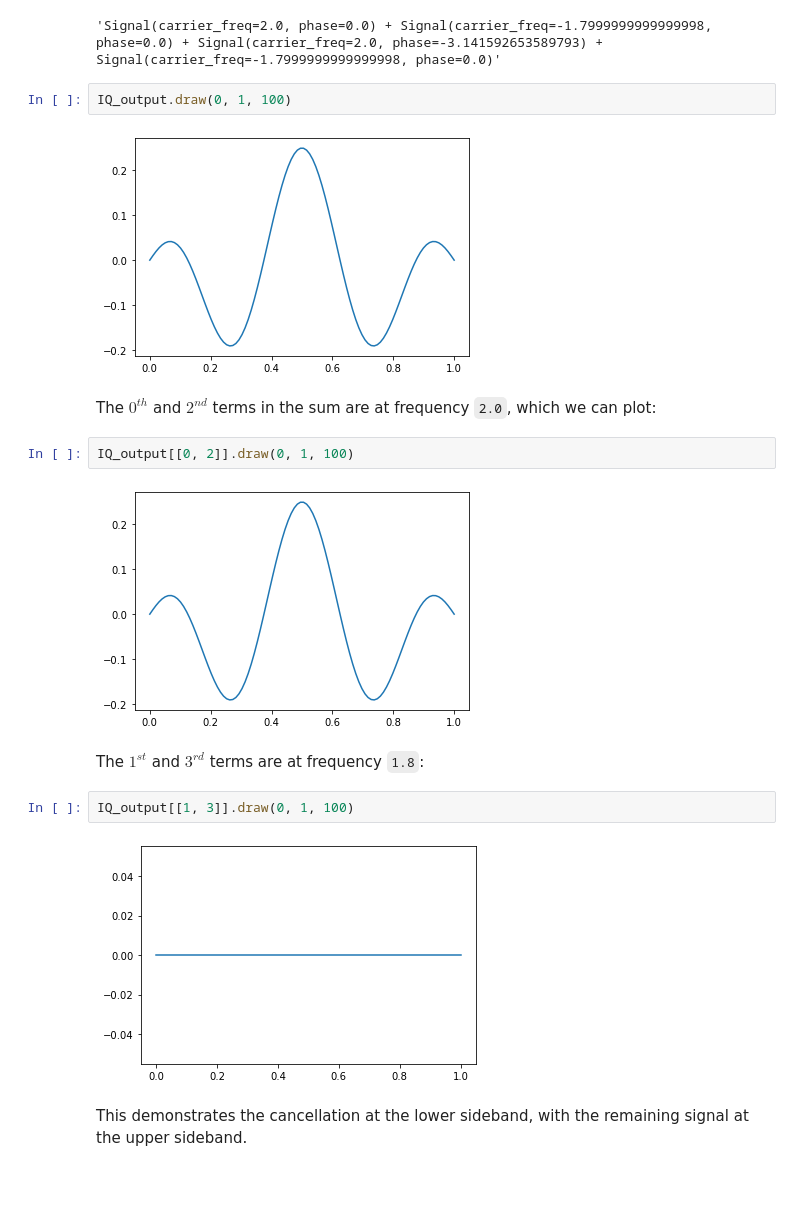
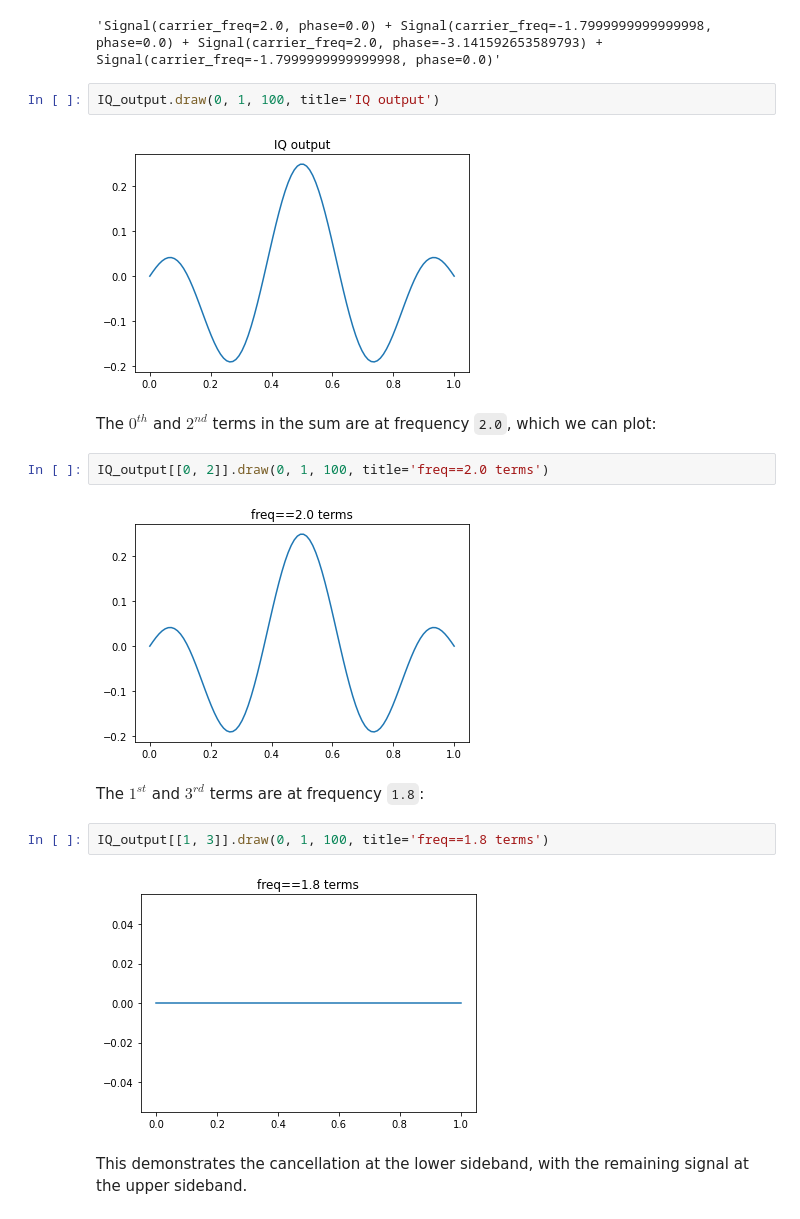
Before and after one commit to qiskit-community/qiskit-dynamics, a Jupyter notebook: example_notebooks/new_signals.ipynb, the cells around one changed output. Cells and saved outputs as stored; diff of their text form; blank space fills up the shorter version.

```diff
--- a/example_notebooks/new_signals.ipynb
+++ b/example_notebooks/new_signals.ipynb
@@ -415,21 +417,21 @@ str(IQ_output)
 # %% [output]
 'Signal(carrier_freq=2.0, phase=0.0) + Signal(carrier_freq=-1.7999999999999998, phase=0.0) + Signal(carrier_freq=2.0, phase=-3.141592653589793) + Signal(carrier_freq=-1.7999999999999998, phase=0.0)'
 # %%
-IQ_output.draw(0, 1, 100)
+IQ_output.draw(0, 1, 100, title='IQ output')
 # %% [output]
-[figure, old version]
+[figure, new version]
 # %% [markdown]
 The $0^{th}$ and $2^{nd}$ terms in the sum are at frequency `2.0`, which we can plot:
 # %%
-IQ_output[[0, 2]].draw(0, 1, 100)
+IQ_output[[0, 2]].draw(0, 1, 100, title='freq==2.0 terms')
 # %% [output]
-[figure, old version]
+[figure, new version]
 # %% [markdown]
 The $1^{st}$ and $3^{rd}$ terms are at frequency `1.8`:
 # %%
-IQ_output[[1, 3]].draw(0, 1, 100)
+IQ_output[[1, 3]].draw(0, 1, 100, title='freq==1.8 terms')
 # %% [output]
-[figure, old version]
+[figure, new version]
 # %% [markdown]
 This demonstrates the cancellation at the lower sideband, with the remaining signal at the upper sideband.
 # %% [markdown]
```
Also changed, not shown: parts of 12 cells of this notebook, 1 other file.
